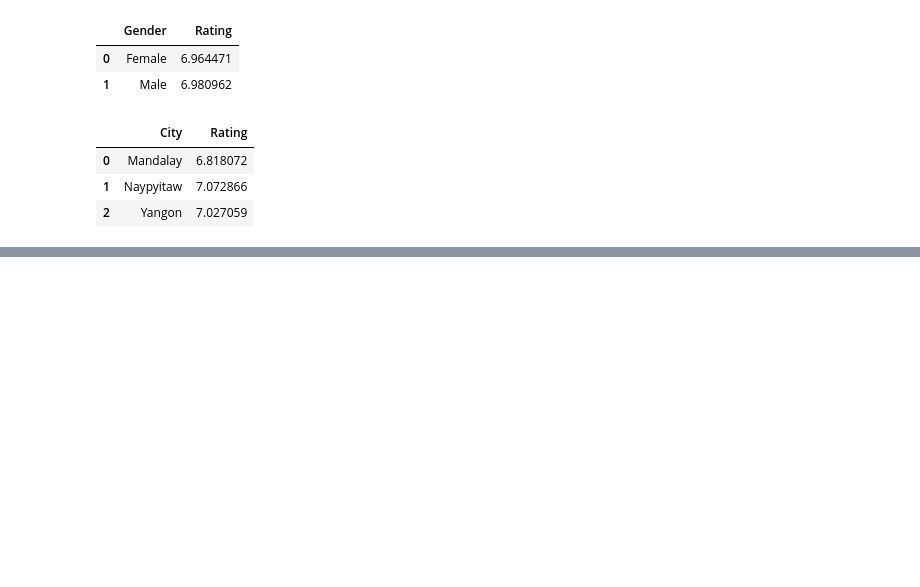
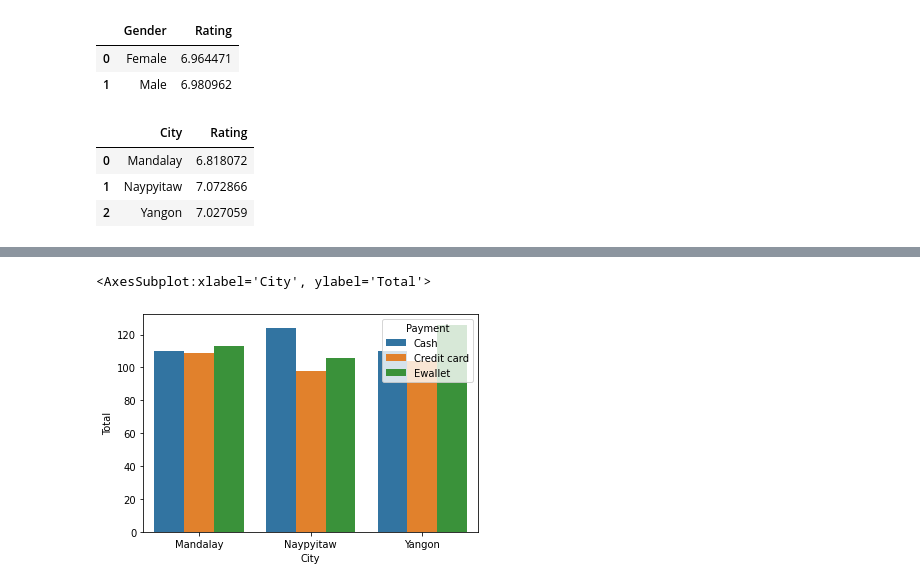
Before and after one commit to isoori/Supermarket-sales, a Jupyter notebook: Untitled.ipynb, the cells around one changed output, grey strips where cells are left out. Cells and saved outputs as stored; diff of their text form; code cells hidden in the pictures; blank space fills up the shorter version.

```diff
--- a/Untitled.ipynb
+++ b/Untitled.ipynb
@@ -212,0 +248,7 @@ df.groupby(['Product line'])['Rating'].mean().reset_index()
+# %%
+x=df.groupby(['City','Payment'])['Total'].count().reset_index()
+plt.figure(fig)
+sns.barplot(data=x,x='City',y='Total',hue='Payment')
+# %% [output]
+<AxesSubplot:xlabel='City', ylabel='Total'>
+[figure, added]
```
Also changed, not shown: parts of 4 cells of this notebook.
